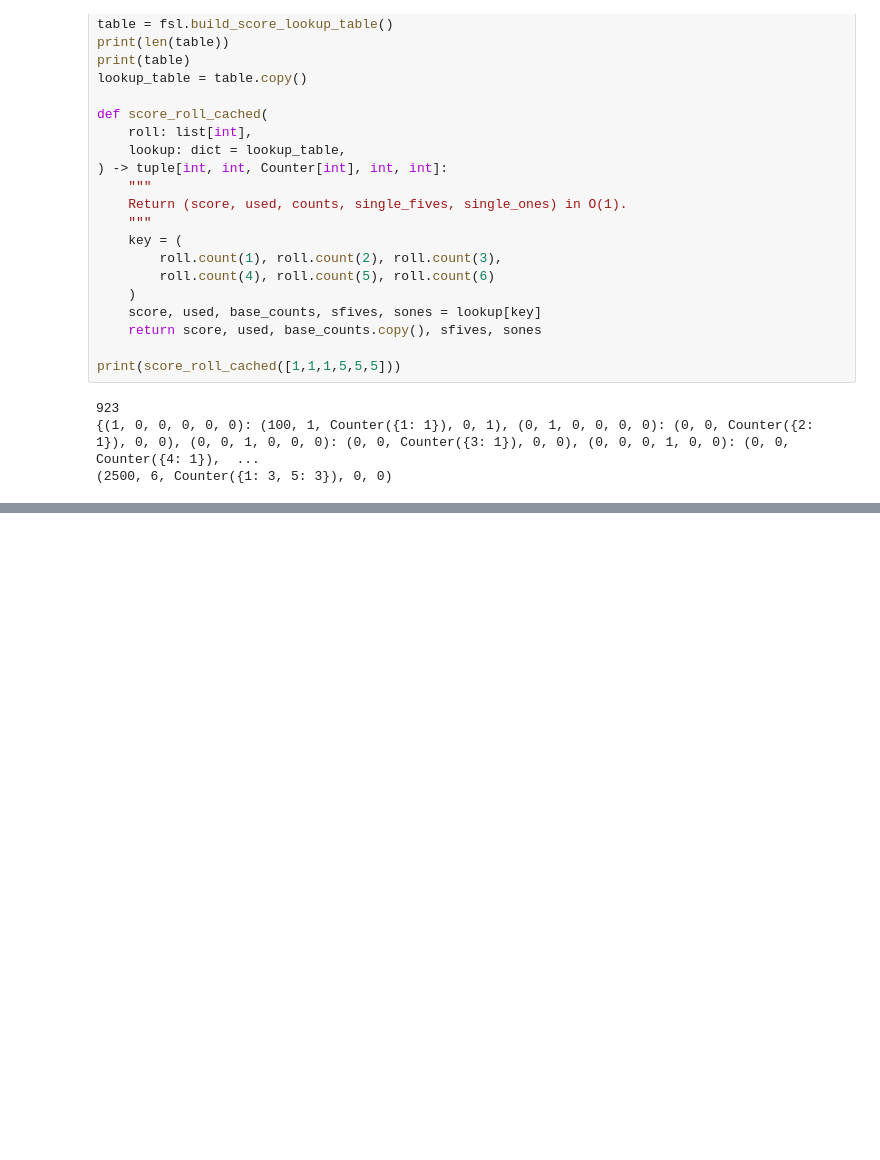
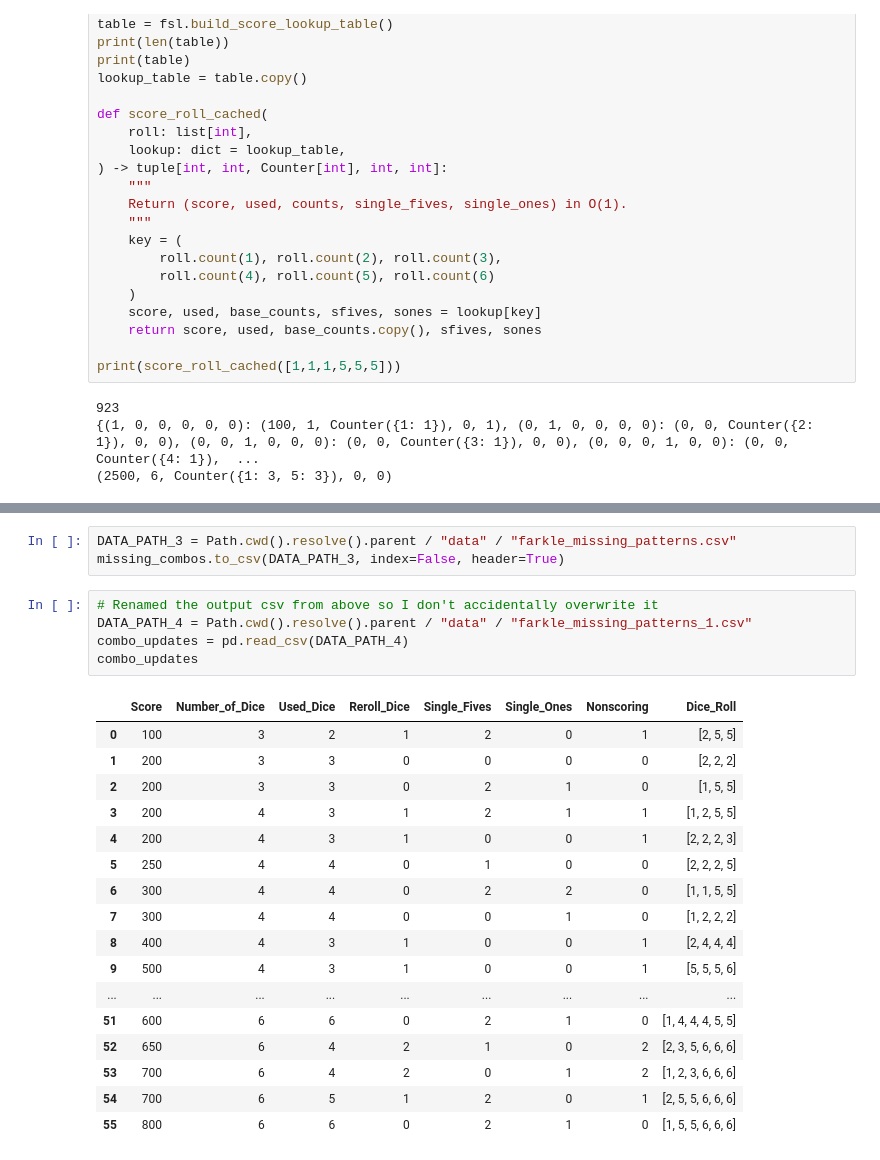
Before and after one commit to Isaac-McPadden/Farkle_II, a Jupyter notebook: Notebooks/FarkleMkII.ipynb, the cells around one changed output, grey strips where cells are left out. Cells and saved outputs as stored; diff of their text form; blank space fills up the shorter version.

```diff
--- a/Notebooks/FarkleMkII.ipynb
+++ b/Notebooks/FarkleMkII.ipynb
@@ -48,0 +273,26 @@ print(score_roll_cached([1,1,1,5,5,5]))
+# %%
+DATA_PATH_3 = Path.cwd().resolve().parent / "data" / "farkle_missing_patterns.csv"
+missing_combos.to_csv(DATA_PATH_3, index=False, header=True)
+# %%
+# Renamed the output csv from above so I don't accidentally overwrite it
+DATA_PATH_4 = Path.cwd().resolve().parent / "data" / "farkle_missing_patterns_1.csv"
+combo_updates = pd.read_csv(DATA_PATH_4)
+combo_updates
+# %% [output]
+|  | Score | Number_of_Dice | Used_Dice | Reroll_Dice | Single_Fives | Single_Ones | Nonscoring | Dice_Roll |
+| 0 | 100 | 3 | 2 | 1 | 2 | 0 | 1 | [2, 5, 5] |
+| 1 | 200 | 3 | 3 | 0 | 0 | 0 | 0 | [2, 2, 2] |
+| 2 | 200 | 3 | 3 | 0 | 2 | 1 | 0 | [1, 5, 5] |
+| 3 | 200 | 4 | 3 | 1 | 2 | 1 | 1 | [1, 2, 5, 5] |
+| 4 | 200 | 4 | 3 | 1 | 0 | 0 | 1 | [2, 2, 2, 3] |
+| 5 | 250 | 4 | 4 | 0 | 1 | 0 | 0 | [2, 2, 2, 5] |
+| 6 | 300 | 4 | 4 | 0 | 2 | 2 | 0 | [1, 1, 5, 5] |
+| 7 | 300 | 4 | 4 | 0 | 0 | 1 | 0 | [1, 2, 2, 2] |
+| 8 | 400 | 4 | 3 | 1 | 0 | 0 | 1 | [2, 4, 4, 4] |
+| 9 | 500 | 4 | 3 | 1 | 0 | 0 | 1 | [5, 5, 5, 6] |
+| ... | ... | ... | ... | ... | ... | ... | ... | ... |
+| 51 | 600 | 6 | 6 | 0 | 2 | 1 | 0 | [1, 4, 4, 4, 5, 5] |
+| 52 | 650 | 6 | 4 | 2 | 1 | 0 | 2 | [2, 3, 5, 6, 6, 6] |
+| 53 | 700 | 6 | 4 | 2 | 0 | 1 | 2 | [1, 2, 3, 6, 6, 6] |
+| 54 | 700 | 6 | 5 | 1 | 2 | 0 | 1 | [2, 5, 5, 6, 6, 6] |
+| 55 | 800 | 6 | 6 | 0 | 2 | 1 | 0 | [1, 5, 5, 6, 6, 6] |
```
Also changed, not shown: parts of 23 cells of this notebook, 7 other files.
